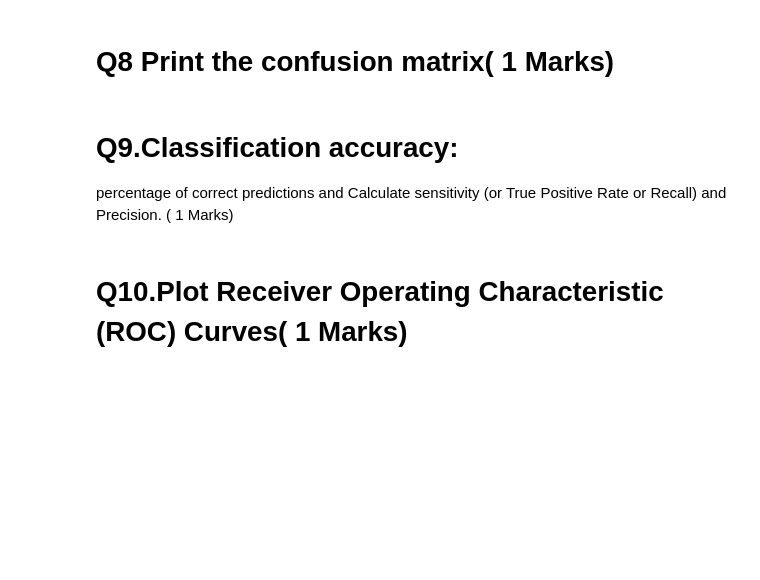
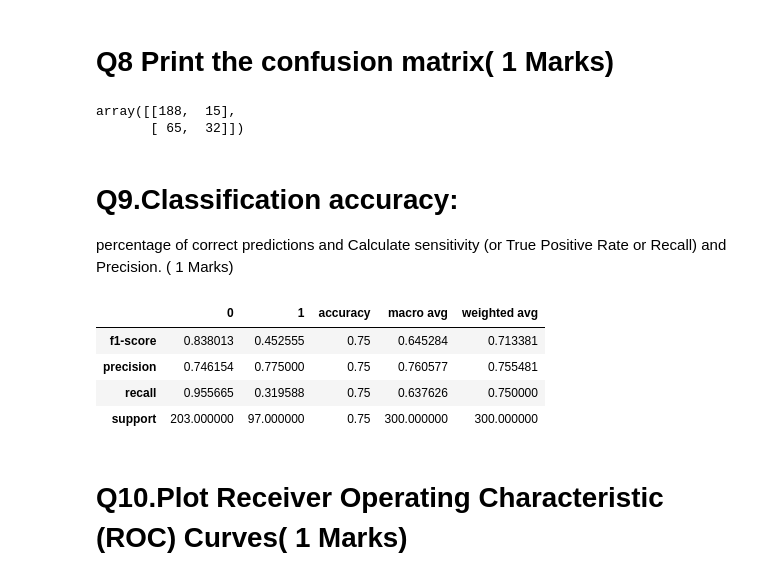
Before and after one commit to GreatLearningAIML1/aiml-ml-hyd-apr-19-batch-RahulLoha, a Jupyter notebook: R4_External_Lab_Validation_Accuracy-1.ipynb, the cells around one changed output. Saved outputs shown, nothing was run; the diff lists cells and outputs as text; code cells hidden in the pictures; blank space fills up the shorter version.

```diff
--- a/R4_External_Lab_Validation_Accuracy-1.ipynb
+++ b/R4_External_Lab_Validation_Accuracy-1.ipynb
@@ -70,3 +107,5 @@ KeyError: ('account_check_status', 'credit_history', 'purpose', 'savings')
+# %%
+X_train,X_test,y_train,y_test = train_test_split(X,y,test_size=0.30,random_state=4)
 # %% [markdown]
 ### Q4 Build Random Forest Model( 1 Marks)
 #### Hint:from sklearn.ensemble import RandomForestClassifier using n_jobs=2,n_estimators=500,criterion="entropy",random_state=9999
@@ -95,5 +194,10 @@ seed = 77
 # %% [markdown]
 # Q8 Print the confusion matrix( 1 Marks)
+# %%
+confusion_matrix(y_test,y_pred)
+# %% [output]
+array([[188,  15],
+       [ 65,  32]])
 # %% [markdown]
 # Q9.Classification accuracy:
 percentage of correct predictions and Calculate sensitivity (or True Positive Rate or Recall) and Precision.
@@ -101,3 +207,11 @@ percentage of correct predictions and Calculate sensitivity (or True Positive Ra
+# %%
+pd.DataFrame(classification_report(y_test,y_pred,output_dict=True))
+# %% [output]
+|  | 0 | 1 | accuracy | macro avg | weighted avg |
+| f1-score | 0.838013 | 0.452555 | 0.75 | 0.645284 | 0.713381 |
+| precision | 0.746154 | 0.775000 | 0.75 | 0.760577 | 0.755481 |
+| recall | 0.955665 | 0.319588 | 0.75 | 0.637626 | 0.750000 |
+| support | 203.000000 | 97.000000 | 0.75 | 300.000000 | 300.000000 |
 # %% [markdown]
 # Q10.Plot Receiver Operating Characteristic (ROC) Curves( 1 Marks)
 # %%
```
Also changed, not shown: parts of 33 cells of this notebook.
